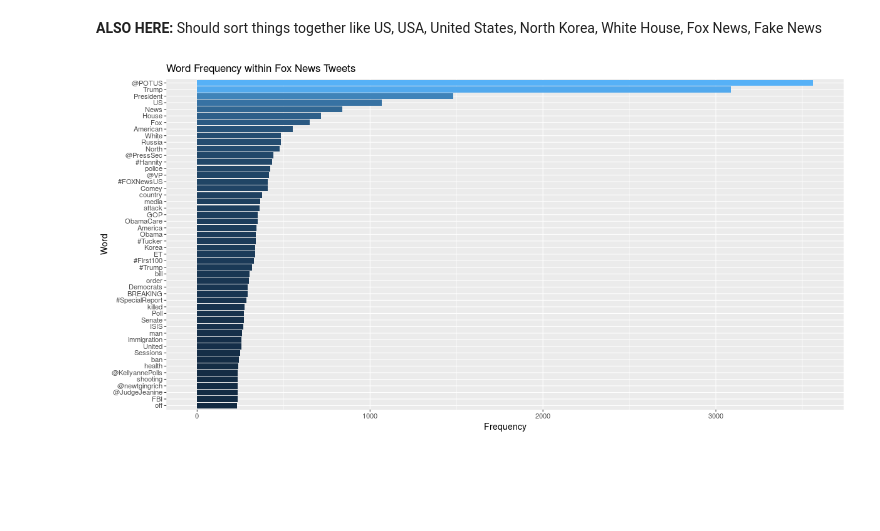
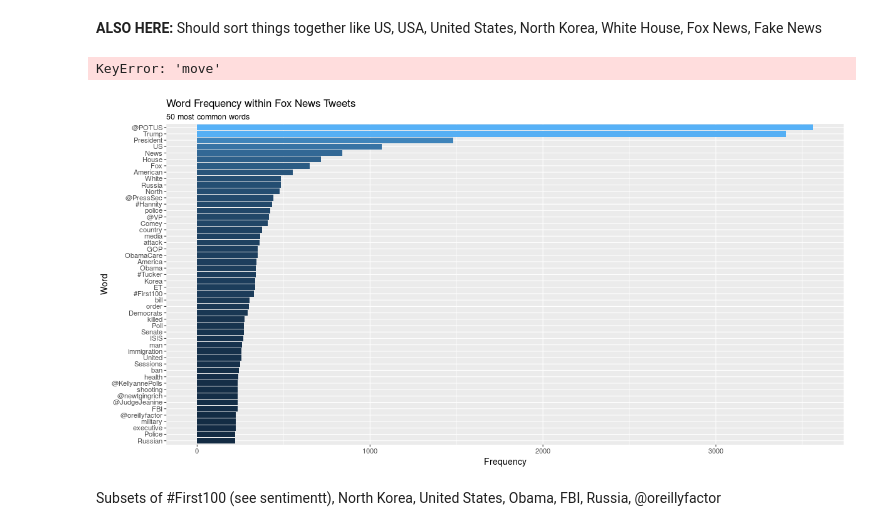
Before and after one commit to lacoperon/CardioDeaths_AirPollution, a Jupyter notebook: trump_tweet_analysis.ipynb, the cells around one changed output. Cells and saved outputs as stored; diff of their text form; code cells hidden in the pictures; blank space fills up the shorter version.

```diff
--- a/trump_tweet_analysis.ipynb
+++ b/trump_tweet_analysis.ipynb
@@ -299,10 +303,40 @@ fox_word_df = fox_word_df.sort_values(by=['occurrences'], ascending=False)
+# %%
+#TODO: Fix this code
+words, occurrences = zip(*word_results)
+unique_word_dict = {}
+words_looked_at = []
+
+for i in range(len(words)):
+    word = words[i]
+    if word.lower() in words_looked_at:
+        word_index = words_looked_at.index(word.lower())
+        more_popular_word = words[word_index]
+        unique_word_dict[more_popular_word] += occurrences[i]
+    else:
+        unique_word_dict[word] = occurrences[i]
+        pass
+    words_looked_at += word.lower()
+#     print(unique_word_dict)
+#     print(words_looked_at)
+
+word_results = list(unique_word_dict.items())
+word_results.sort(key=lambda x : x[1], reverse=True)
+words, occurrences = zip(*word_results)
+# %% [output]
+KeyError: 'move'
+# %%
+words, occurrences = zip(*word_results[0:50])
+fox_word_df = pd.DataFrame({"word":words, "occurrences":occurrences})
+fox_word_df = fox_word_df.sort_values(by=['occurrences'], ascending=False)
 # %%
 %%R -i fox_word_df -w 1200 -h 600
 
 fox_word_df$word <- factor(fox_word_df$word, levels=fox_word_df$word[order(fox_word_df$occurrences)])
 # fox_word_df
 
 ggplot(fox_word_df, aes(x=word, y=occurrences, fill=log(occurrences))) + geom_bar(stat="identity") + coord_flip() +
-    labs(x="Word", y="Frequency",title="Word Frequency within Fox News Tweets") + theme(legend.position="")
+    labs(x="Word", y="Frequency",title="Word Frequency within Fox News Tweets", subtitle="50 most common words") + theme(legend.position="")
 # %% [output]
-[figure, old version]
+[figure, new version]
+# %% [markdown]
+Subsets of #First100 (see sentimentt), North Korea, United States, Obama, FBI, Russia, @oreillyfactor
```
Also changed, not shown: parts of 1 cell of this notebook.
